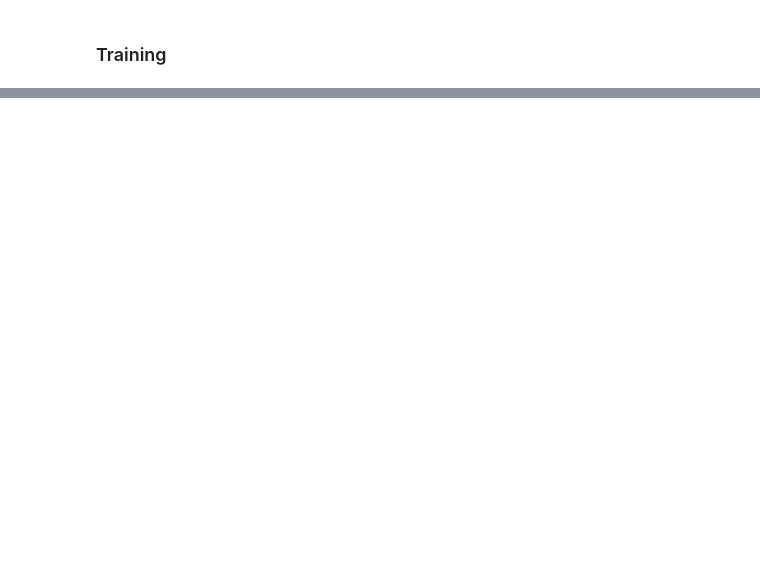
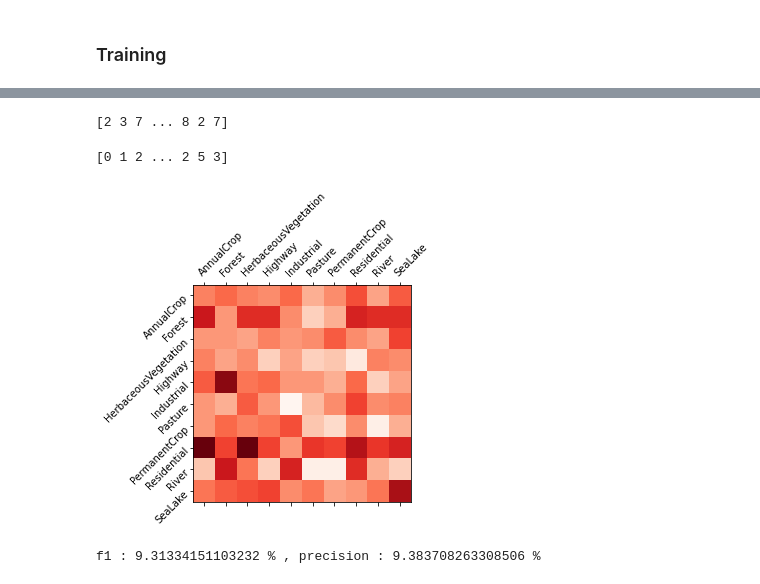
Before and after one commit to valentin-fngr/cnn_practice, a Jupyter notebook: satellite_cnn_experiments/eurosat_tiny_resnet50.ipynb, the cells around one changed output, grey strips where cells are left out. Saved outputs shown, nothing was run; the diff lists cells and outputs as text; code cells hidden in the pictures; blank space fills up the shorter version.

```diff
--- a/satellite_cnn_experiments/eurosat_tiny_resnet50.ipynb
+++ b/satellite_cnn_experiments/eurosat_tiny_resnet50.ipynb
@@ -370,0 +283,10 @@ Epoch 20/20
+# %%
+predictions = np.argmax(probs, axis=1)
+print(predictions)
+# %% [output]
+[2 3 7 ... 8 2 7]
+# %%
+true_label = np.array(list(true_label.as_numpy_iterator()))
+print(true_label)
+# %% [output]
+[0 1 2 ... 2 5 3]
@@ -370,0 +295,30 @@ Epoch 20/20
+# %%
+conf_mat = confusion_matrix(predictions, true_label)
+score = f1_score(predictions, true_label,labels=range(len(LABELS)), average='macro')
+precision = precision_score(predictions, true_label, labels=range(len(LABELS)), average='macro')
+# %%
+def display_confusion_matrix(cmat):
+    ax = plt.gca()
+    ax.matshow(cmat, cmap='Reds')
+    ax.set_xticks(range(len(LABELS)))
+    ax.set_xticklabels(LABELS)
+    plt.setp(ax.get_xticklabels(), rotation=45, ha="left", rotation_mode="anchor")
+    ax.set_yticks(range(len(LABELS)))
+    ax.set_yticklabels(LABELS)
+    plt.setp(ax.get_yticklabels(), rotation=45, ha="right", rotation_mode="anchor")
+    #titlestring = ""
+    #if score is not None:
+    #    titlestring += 'f1 = {:.3f} '.format(score)
+    #if precision is not None:
+    #    titlestring += '\nprecision = {:.3f} '.format(precision)
+    #if recall is not None:
+    #    titlestring += '\nrecall = {:.3f} '.format(recall)
+    #if len(titlestring) > 0:
+    #    ax.text(101, 1, titlestring, fontdict={'fontsize': 18, 'horizontalalignment':'right', 'verticalalignment':'top', 'color':'#804040'})
+    plt.show()
+# %%
+display_confusion_matrix(conf_mat)
+print(f"f1 : {score * 100} % , precision : {precision * 100} % ")
+# %% [output]
+[figure, added]
+f1 : 9.31334151103232 % , precision : 9.383708263308506 %
```
Also changed, not shown: parts of 37 cells of this notebook, 1 other file.
